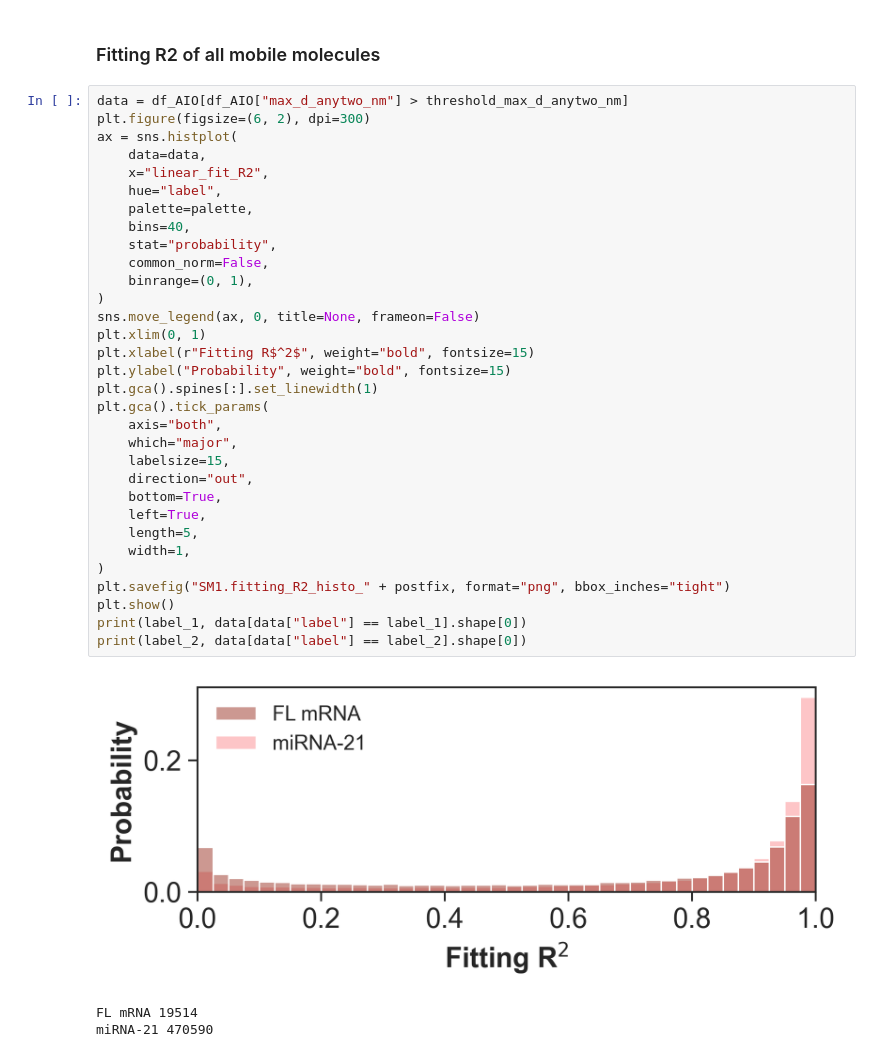
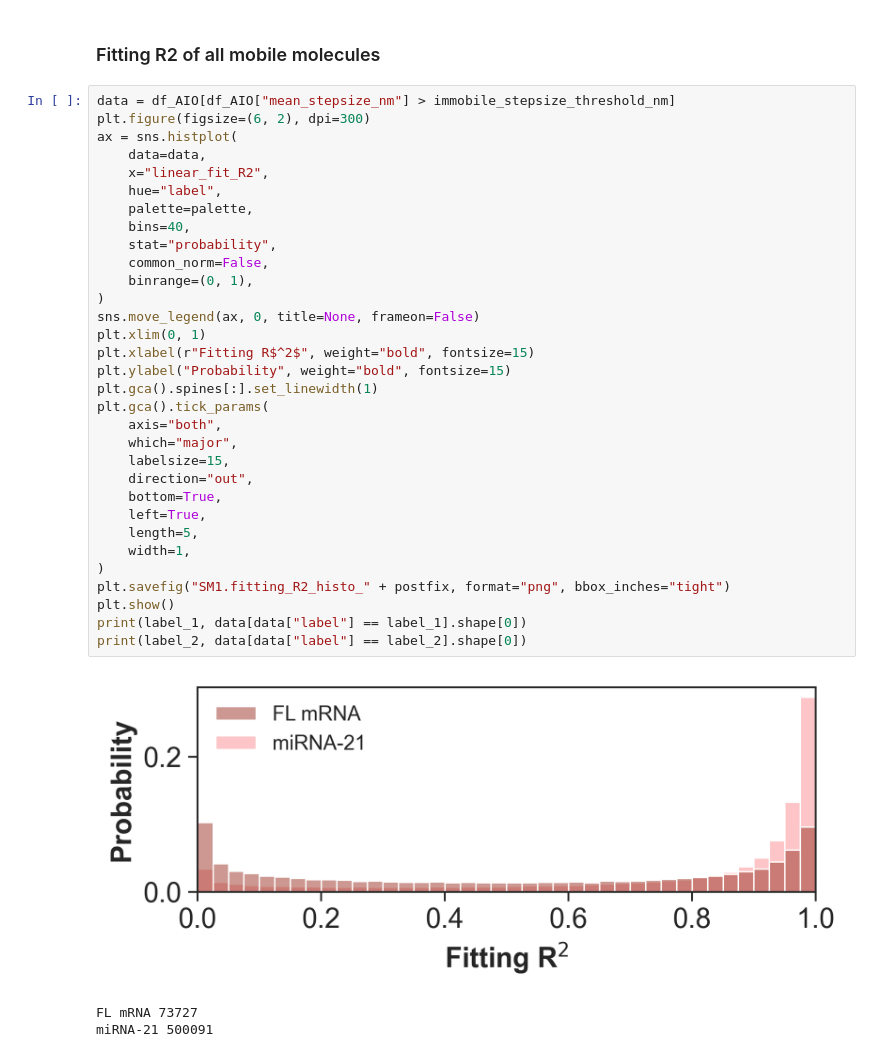
Before and after one commit to walterlab-um/intra_condensate_SPT, a Jupyter notebook: plot_paper_figure/Fig3_FL_vs_miR21_in_condensate.ipynb, the cells around one changed output. Saved outputs shown, nothing was run; the diff lists cells and outputs as text.

```diff
--- a/plot_paper_figure/Fig3_FL_vs_miR21_in_condensate.ipynb
+++ b/plot_paper_figure/Fig3_FL_vs_miR21_in_condensate.ipynb
@@ -508,38 +505,38 @@ plt.show()
 # %% [markdown]
 ### Fitting R2 of all mobile molecules
 # %%
-data = df_AIO[df_AIO["max_d_anytwo_nm"] > threshold_max_d_anytwo_nm]
+data = df_AIO[df_AIO["mean_stepsize_nm"] > immobile_stepsize_threshold_nm]
 plt.figure(figsize=(6, 2), dpi=300)
 ax = sns.histplot(
     data=data,
     x="linear_fit_R2",
     hue="label",
     palette=palette,
     bins=40,
     stat="probability",
     common_norm=False,
     binrange=(0, 1),
 )
 sns.move_legend(ax, 0, title=None, frameon=False)
 plt.xlim(0, 1)
 plt.xlabel(r"Fitting R$^2$", weight="bold", fontsize=15)
 plt.ylabel("Probability", weight="bold", fontsize=15)
 plt.gca().spines[:].set_linewidth(1)
 plt.gca().tick_params(
     axis="both",
     which="major",
     labelsize=15,
     direction="out",
     bottom=True,
     left=True,
     length=5,
     width=1,
 )
 plt.savefig("SM1.fitting_R2_histo_" + postfix, format="png", bbox_inches="tight")
 plt.show()
 print(label_1, data[data["label"] == label_1].shape[0])
 print(label_2, data[data["label"] == label_2].shape[0])
 # %% [output]
-[figure, old version]
+[figure, new version]
-FL mRNA 19514
-miRNA-21 470590
+FL mRNA 73727
+miRNA-21 500091
```
Also changed, not shown: parts of 7 cells of this notebook.
